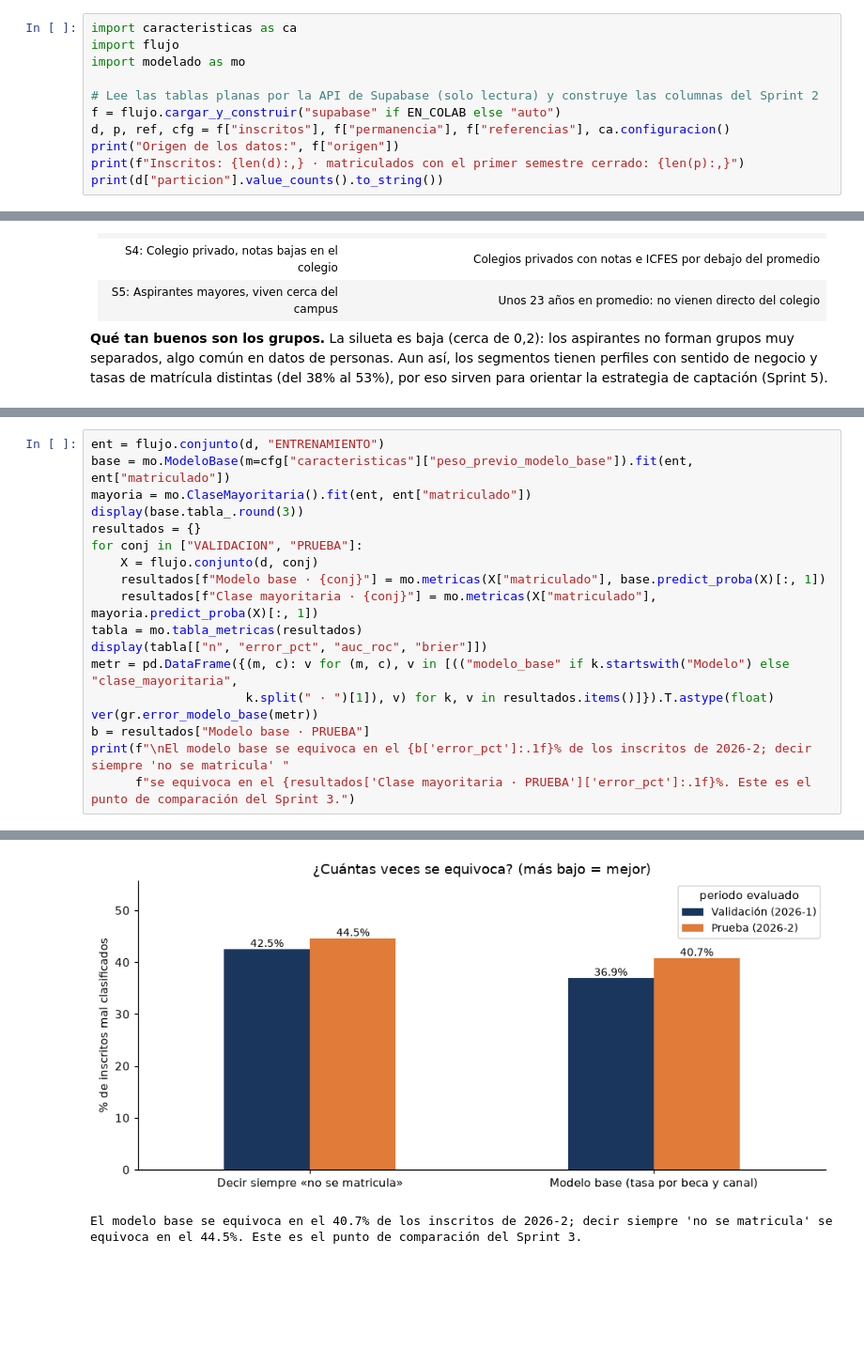
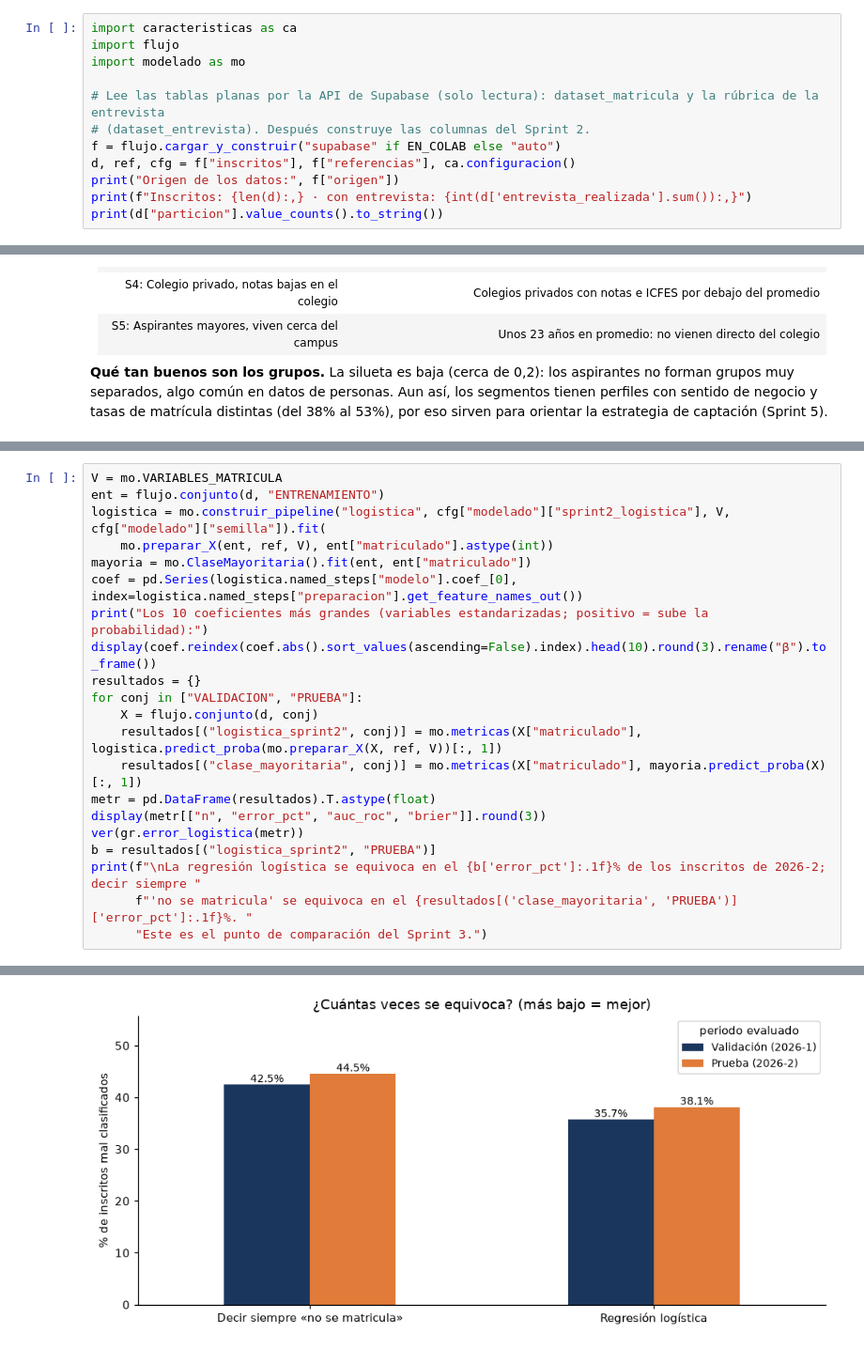
Before and after one commit to xyosho/Proyecto-Homologacion-ML, a Jupyter notebook: sprint2_caracteristicas_local.ipynb, the cells around one changed output, grey strips where cells are left out. Shown at 94% size. Cells and saved outputs as stored; diff of their text form; blank space fills up the shorter version.

```diff
--- a/sprint2_caracteristicas_local.ipynb
+++ b/sprint2_caracteristicas_local.ipynb
@@ -51,11 +52,12 @@ import caracteristicas as ca
 import flujo
 import modelado as mo
 
-# Lee las tablas planas por la API de Supabase (solo lectura) y construye las columnas del Sprint 2
+# Lee las tablas planas por la API de Supabase (solo lectura): dataset_matricula y la rúbrica de la entrevista
+# (dataset_entrevista). Después construye las columnas del Sprint 2.
 f = flujo.cargar_y_construir("supabase" if EN_COLAB else "auto")
-d, p, ref, cfg = f["inscritos"], f["permanencia"], f["referencias"], ca.configuracion()
+d, ref, cfg = f["inscritos"], f["referencias"], ca.configuracion()
 print("Origen de los datos:", f["origen"])
-print(f"Inscritos: {len(d):,} · matriculados con el primer semestre cerrado: {len(p):,}")
+print(f"Inscritos: {len(d):,} · con entrevista: {int(d['entrevista_realizada'].sum()):,}")
 print(d["particion"].value_counts().to_string())
 # %% [output]
 Origen de los datos: Supabase (API de solo lectura)
@@ -252,19 +294,22 @@ con la referencia mínima: decir siempre "no se matricula".
 # %%
+V = mo.VARIABLES_MATRICULA
 ent = flujo.conjunto(d, "ENTRENAMIENTO")
-base = mo.ModeloBase(m=cfg["caracteristicas"]["peso_previo_modelo_base"]).fit(ent, ent["matriculado"])
+logistica = mo.construir_pipeline("logistica", cfg["modelado"]["sprint2_logistica"], V, cfg["modelado"]["semilla"]).fit(
+    mo.preparar_X(ent, ref, V), ent["matriculado"].astype(int))
 mayoria = mo.ClaseMayoritaria().fit(ent, ent["matriculado"])
-display(base.tabla_.round(3))
+coef = pd.Series(logistica.named_steps["modelo"].coef_[0], index=logistica.named_steps["preparacion"].get_feature_names_out())
+print("Los 10 coeficientes más grandes (variables estandarizadas; positivo = sube la probabilidad):")
+display(coef.reindex(coef.abs().sort_values(ascending=False).index).head(10).round(3).rename("β").to_frame())
 resultados = {}
 for conj in ["VALIDACION", "PRUEBA"]:
     X = flujo.conjunto(d, conj)
-    resultados[f"Modelo base · {conj}"] = mo.metricas(X["matriculado"], base.predict_proba(X)[:, 1])
-    resultados[f"Clase mayoritaria · {conj}"] = mo.metricas(X["matriculado"], mayoria.predict_proba(X)[:, 1])
-tabla = mo.tabla_metricas(resultados)
-display(tabla[["n", "error_pct", "auc_roc", "brier"]])
-metr = pd.DataFrame({(m, c): v for (m, c), v in [(("modelo_base" if k.startswith("Modelo") else "clase_mayoritaria",
-                     k.split(" · ")[1]), v) for k, v in resultados.items()]}).T.astype(float)
-ver(gr.error_modelo_base(metr))
-b = resultados["Modelo base · PRUEBA"]
-print(f"\nEl modelo base se equivoca en el {b['error_pct']:.1f}% de los inscritos de 2026-2; decir siempre 'no se matricula' "
-      f"se equivoca en el {resultados['Clase mayoritaria · PRUEBA']['error_pct']:.1f}%. Este es el punto de comparación del Sprint 3.")
+    resultados[("logistica_sprint2", conj)] = mo.metricas(X["matriculado"], logistica.predict_proba(mo.preparar_X(X, ref, V))[:, 1])
+    resultados[("clase_mayoritaria", conj)] = mo.metricas(X["matriculado"], mayoria.predict_proba(X)[:, 1])
+metr = pd.DataFrame(resultados).T.astype(float)
+display(metr[["n", "error_pct", "auc_roc", "brier"]].round(3))
+ver(gr.error_logistica(metr))
+b = resultados[("logistica_sprint2", "PRUEBA")]
+print(f"\nLa regresión logística se equivoca en el {b['error_pct']:.1f}% de los inscritos de 2026-2; decir siempre "
+      f"'no se matricula' se equivoca en el {resultados[('clase_mayoritaria', 'PRUEBA')]['error_pct']:.1f}%. "
+      "Este es el punto de comparación del Sprint 3.")
 # %% [output]
@@ -287,2 +333 @@ print(f"\nEl modelo base se equivoca en el {b['error_pct']:.1f}% de los inscrito
-[figure, old version]
+[figure, new version]
-El modelo base se equivoca en el 40.7% de los inscritos de 2026-2; decir siempre 'no se matricula' se equivoca en el 44.5%. Este es el punto de comparación del Sprint 3.
```
Also changed, not shown: parts of 17 cells of this notebook, 18 other files.
